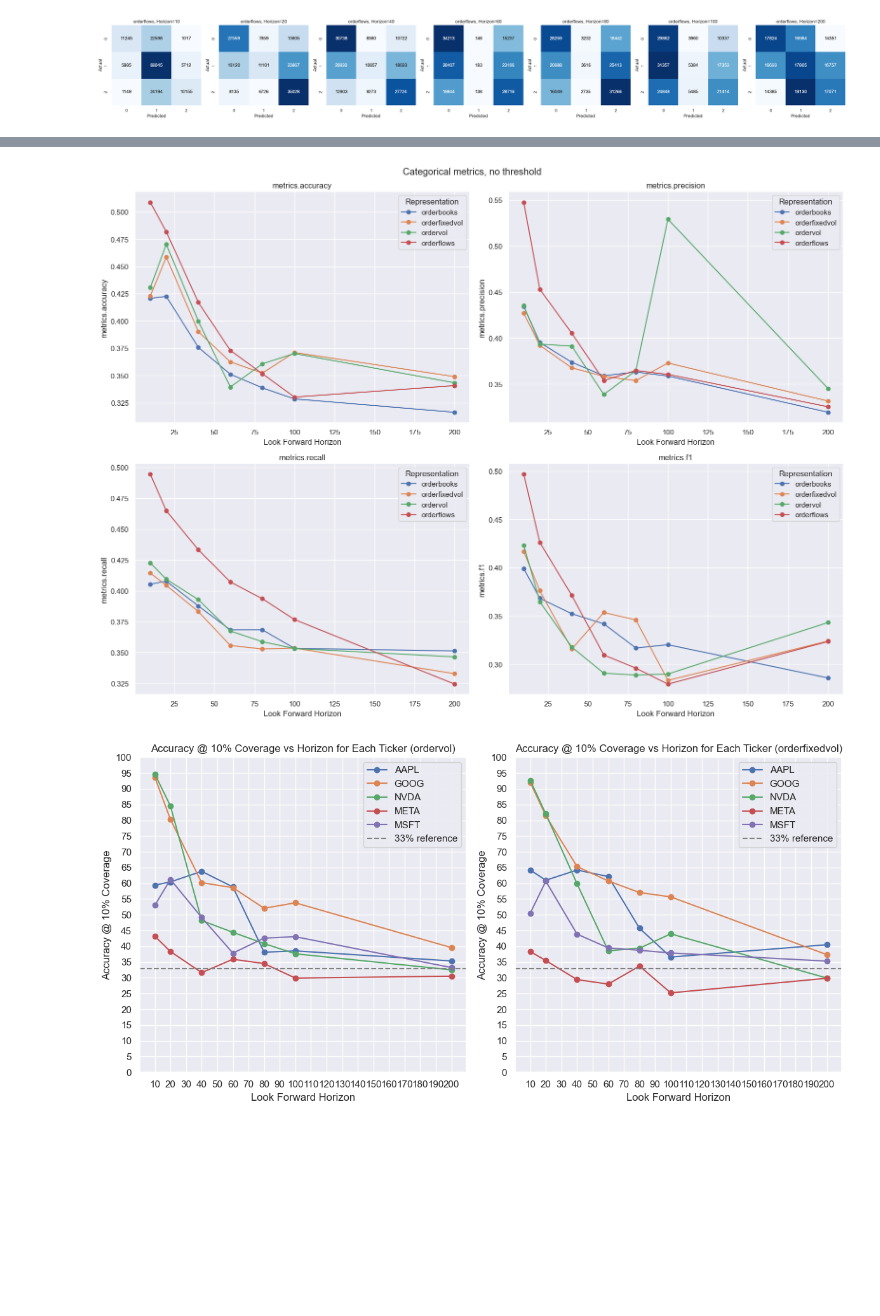
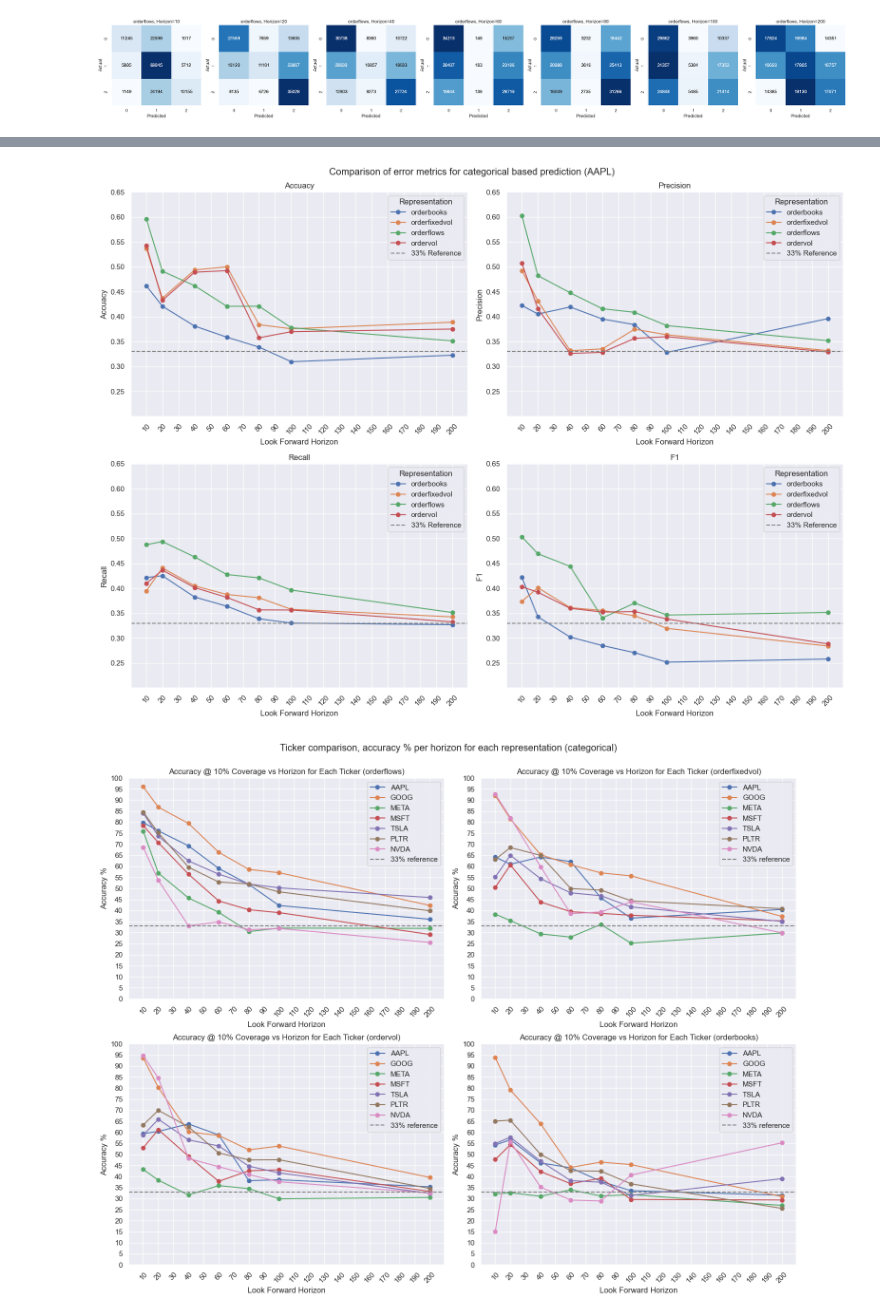
Before and after one commit to benhunt19/deep-lob-project, a Jupyter notebook: src/notebooks/finalResultsAnalysis.ipynb, the cells around one changed output, grey strips where cells are left out. Saved outputs shown, nothing was run; the diff lists cells and outputs as text; code cells hidden in the pictures; blank space fills up the shorter version.

```diff
--- a/src/notebooks/finalResultsAnalysis.ipynb
+++ b/src/notebooks/finalResultsAnalysis.ipynb
@@ -6,6 +6,7 @@ import polars as pl
 import numpy as np
 import matplotlib.pyplot as plt
 import seaborn as sns
+sns.set()
 import glob
 import json
 
@@ -109,7 +108,7 @@ Name: meta.lookForwardHorizon, Length: 96, dtype: object
 # %%
 # Plotting
 # ticker = 'NVDA'
-tickers = ['AAPL', 'NVDA', 'MSFT', 'PLTR']
+tickers = ['AAPL', 'NVDA', 'MSFT', 'JPM']
 labelType = 'CATEGORICAL'
 y_axis_col = 'metricsStrength.accuracy@25%_coverage'
 x_axis_col = 'meta.lookForwardHorizon'
@@ -144,11 +143,10 @@ plt.show()
 # %%
 # Plotting
-ticker = 'AAPL'
-labelType = 'CATEGORICAL'
+ticker = 'JPM'
 
 filtered = data.loc[
     (data['meta.ticker'] == ticker) &
-    (data['meta.labelType'] == labelType)
+    (data['meta.labelType'] == 'CATEGORICAL')
 ]
 
 df = filtered[['Ticker', 'meta.representation', 'meta.lookForwardHorizon', 'metrics.confusion_matrix', ]]
@@ -334,8 +646,13 @@ plt.show()
 # %%
 # Plot metrics for CATEGORICAL format: 'metrics.accuracy', 'metrics.precision', 'metrics.recall', 'metrics.f1'
-ticker = 'MSFT'
+ticker = 'AAPL'
 
-metrics_to_plot = ['metrics.accuracy', 'metrics.precision', 'metrics.recall', 'metrics.f1']
+metrics_to_plot = [
+    ('metrics.accuracy', 'Accuacy'),
+    ('metrics.precision', 'Precision'),
+    ('metrics.recall', 'Recall'),
+    ('metrics.f1', 'F1')
+]
 
 categorical_df = data[
     (data['meta.labelType'] == 'CATEGORICAL') &
@@ -350,69 +667,78 @@ for ax, metric in zip(axes, metrics_to_plot):
         subset = categorical_df[categorical_df['meta.representation'] == rep]
         ax.plot(
             subset[x_axis_col],
-            subset[metric],
+            subset[metric[0]],
             marker='o',
             label=rep
         )
-    ax.set_title(metric)
+    ax.axhline(0.33, color='grey', linestyle='--', label='33% Reference')
+    ax.set_title(metric[1])
     ax.set_xlabel('Look Forward Horizon')
-    ax.set_ylabel(metric)
+    ax.set_ylabel(metric[1])
     ax.grid(True)
     ax.legend(title='Representation')
+    ax.set_ylim(0.2, 0.6)
+    ax.set_yticks(np.arange(0.25, 0.7, 0.05))
+    ax.set_xticks(np.arange(10, 210, 10))
+    plt.setp(ax.get_xticklabels(), rotation=45)
 
-fig.suptitle("Categorical metrics, no threshold")
+fig.suptitle(f"Comparison of error metrics for categorical based prediction ({ticker})")
 
 plt.tight_layout()
 plt.show()
 # %% [output]
-[figure, old version]
+[figure, new version]
 # %%
 # Plot accuracy@10%_coverage vs horizon for each ticker, for representation 'orderflows'
 
 
-fig, axs = plt.subplots(1,2, figsize=(12, 6))
-representations = ['ordervol', 'orderfixedvol']
+fig, axs = plt.subplots(2,2, figsize=(15, 12))
+axs = axs.flatten()
+representations = ['orderflows', 'orderfixedvol', 'ordervol', 'orderbooks']
 labelType = "CATEGORICAL"
 pcnt = 10
 y_axis_col = f'metricsStrength.accuracy@{pcnt}%_coverage'
 x_axis_col = 'meta.lookForwardHorizon'
 
-tickers = ['AAPL', 'GOOG', 'NVDA', 'META', 'MSFT']
+tickers = ['AAPL', 'GOOG', 'META', 'MSFT', 'TSLA', 'PLTR', 'NVDA']
 
 for idx, representation in enumerate(representations):
     for ticker in tickers:
         df = data[
             (data['meta.representation'] == representation) &
             (data['Ticker'] == ticker) &
             (data['meta.labelType'] == labelType)
         ].sort_values(x_axis_col)
         axs[idx].plot(
             df[x_axis_col],
             df[y_axis_col] * 100,
             marker='o',
             label=ticker
         )
     axs[idx].set_xlabel('Look Forward Horizon')
     axs[idx].set_ylabel(f'Accuracy @ {pcnt}% Coverage')
     axs[idx].set_title(f'Accuracy @ {pcnt}% Coverage vs Horizon for Each Ticker ({representation})')
     axs[idx].legend(title='Ticker')
 
     axs[idx].set_xlabel('Look Forward Horizon')
-    axs[idx].set_ylabel(f'Accuracy @ {pcnt}% Coverage')
+    axs[idx].set_ylabel(f'Accuracy %')
     axs[idx].set_title(f'Accuracy @ {pcnt}% Coverage vs Horizon for Each Ticker ({representation})')
     axs[idx].legend(title='Ticker')
     hline = 33
     axs[idx].axhline(hline, color='gray', linestyle='--', label='33% reference')
     axs[idx].legend()
     axs[idx].grid(True)
 
     axs[idx].set_yticks(np.arange(0, 1.05, 0.05) * 100)
-    plt.setp(ax.get_xticklabels(), rotation=45)
+
     axs[idx].set_xticks(np.arange(10, 210, 10))
+    plt.setp(axs[idx].get_xticklabels(), rotation=45)
 plt.tight_layout()
+plt.suptitle("Ticker comparison, accuracy % per horizon for each representation (categorical)")
+plt.subplots_adjust(top=0.92)
 plt.show()
 # %% [output]
-[figure, old version]
+[figure, new version]
 # %%
 # Spider (Radar) plot: Compare accuracy for each representation across stocks at horizon=20
 
```
Also changed, not shown: parts of 16 cells of this notebook, 15 other files.
